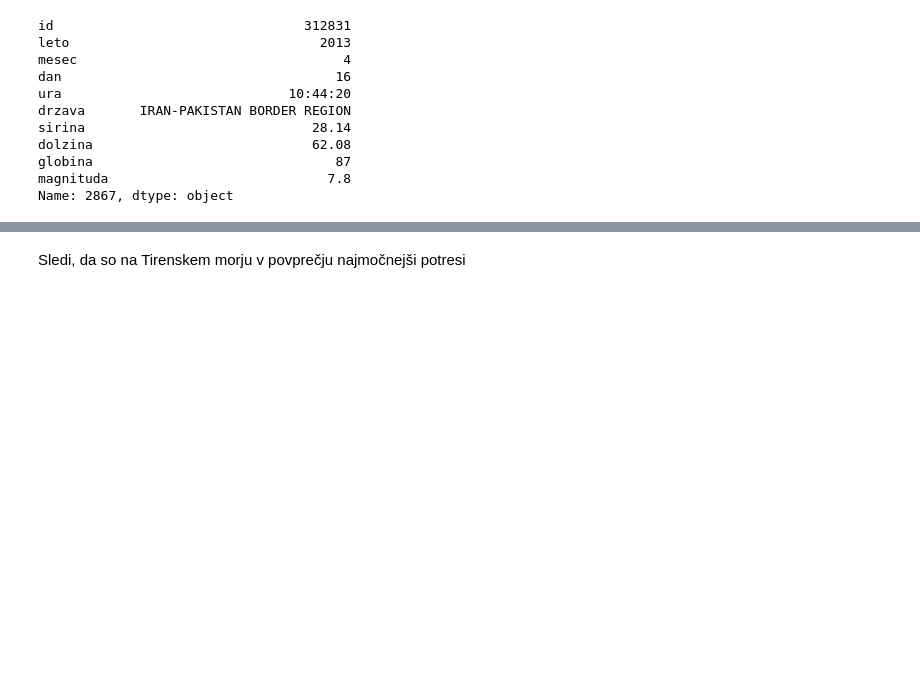
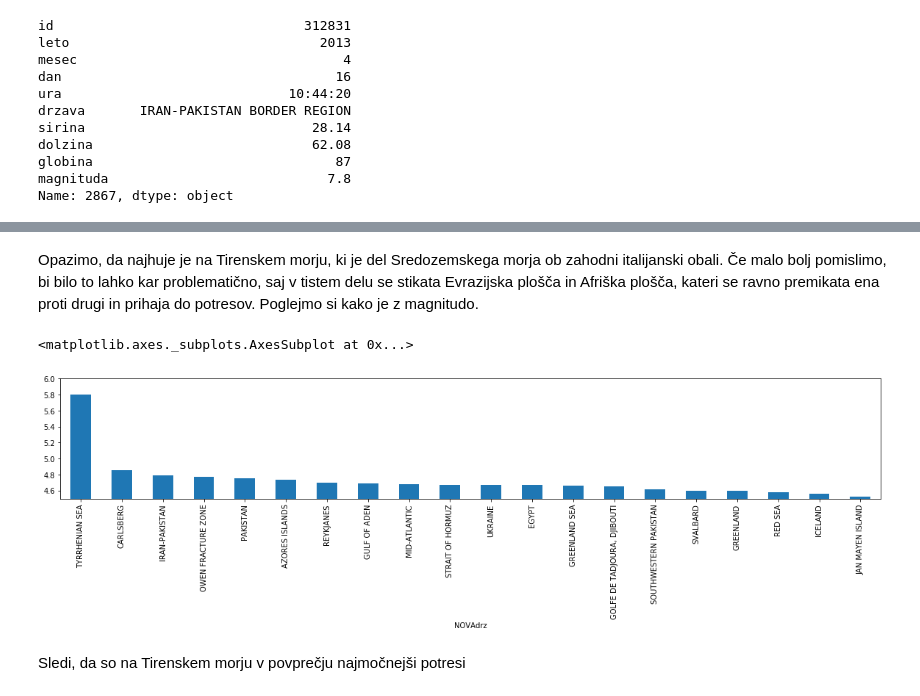
Before and after one commit to TinaKrasovec/Potresi-po-Evropi-zadnjih-nekaj-let-z-magnitudo-4, a Jupyter notebook: Projekt.ipynb, the cells around one changed output, grey strips where cells are left out. Drawn from its saved outputs; the diff is of its cells as text; code cells hidden in the pictures; blank space fills up the shorter version.

```diff
--- a/Projekt.ipynb
+++ b/Projekt.ipynb
@@ -215,0 +252,5 @@ Name: magnituda, dtype: float64
+# %%
+#združi vse potrese, ki so bili v isti državi
+potres_NOVAdrz=potres.groupby('NOVAdrz')
+#vrne povprečno magnitudo na drzavo
+potres_NOVAdrz['magnituda'].mean().sort_values(ascending=False)[:20]
@@ -216,3 +275,12 @@ Name: magnituda, dtype: float64
+# %% [markdown]
+Opazimo, da najhuje je na Tirenskem morju, ki je del Sredozemskega morja ob zahodni italijanski obali. Če malo bolj pomislimo, bi bilo to lahko kar problematično, saj v tistem delu se stikata Evrazijska plošča in Afriška plošča, kateri se ravno premikata ena proti drugi in prihaja do potresov. Poglejmo si kako je z magnitudo.
+# %%
+#vrne graf s povprečjem magnitud na državo
+drzave=potres_NOVAdrz['magnituda'].mean().sort_values(ascending=False)
+drzave[:20].plot(figsize=(20,3), kind='bar', ylim=[4.5,6])
+# %% [output]
+<matplotlib.axes._subplots.AxesSubplot at 0x...>
+[figure, added]
 # %% [markdown]
 Sledi, da so na Tirenskem morju v povprečju najmočnejši potresi
 # %%
```
Also changed, not shown: parts of 59 cells of this notebook.
